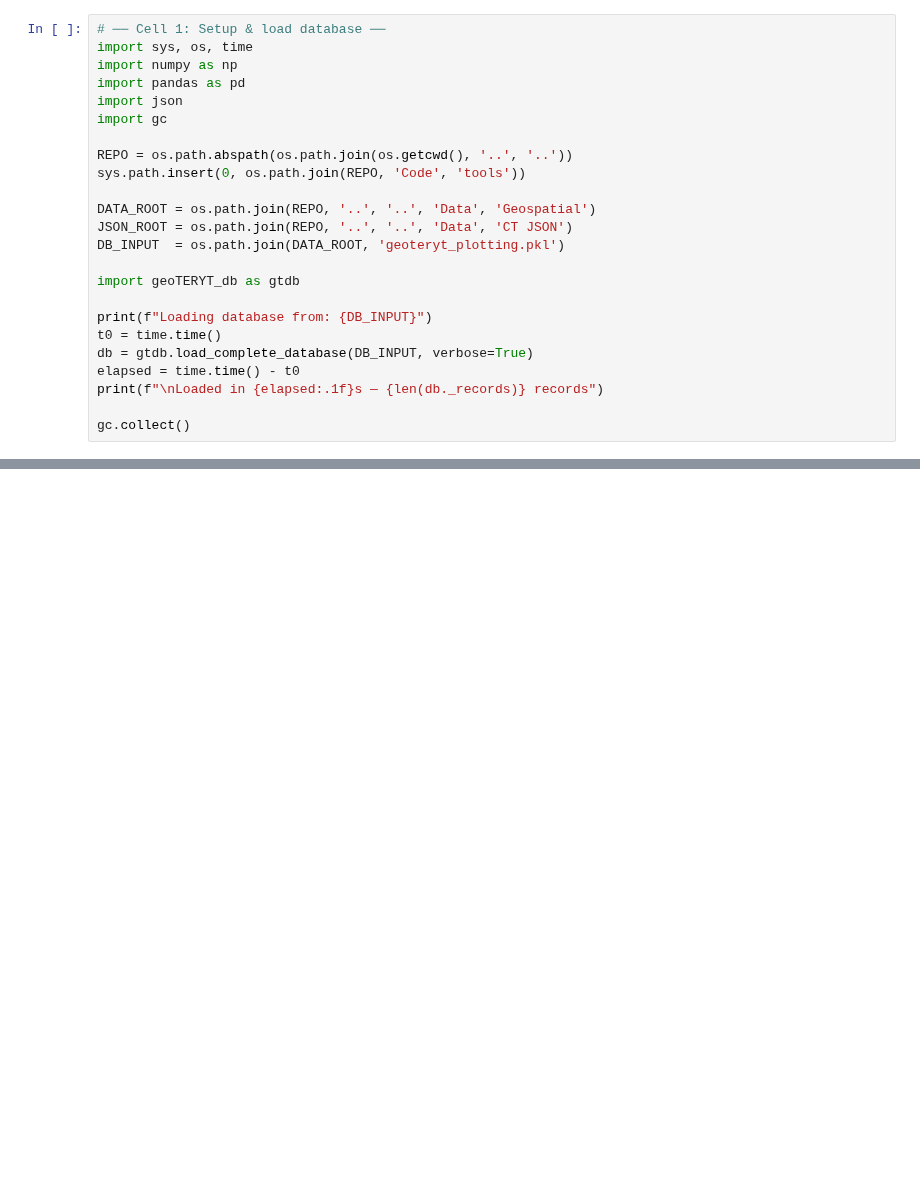
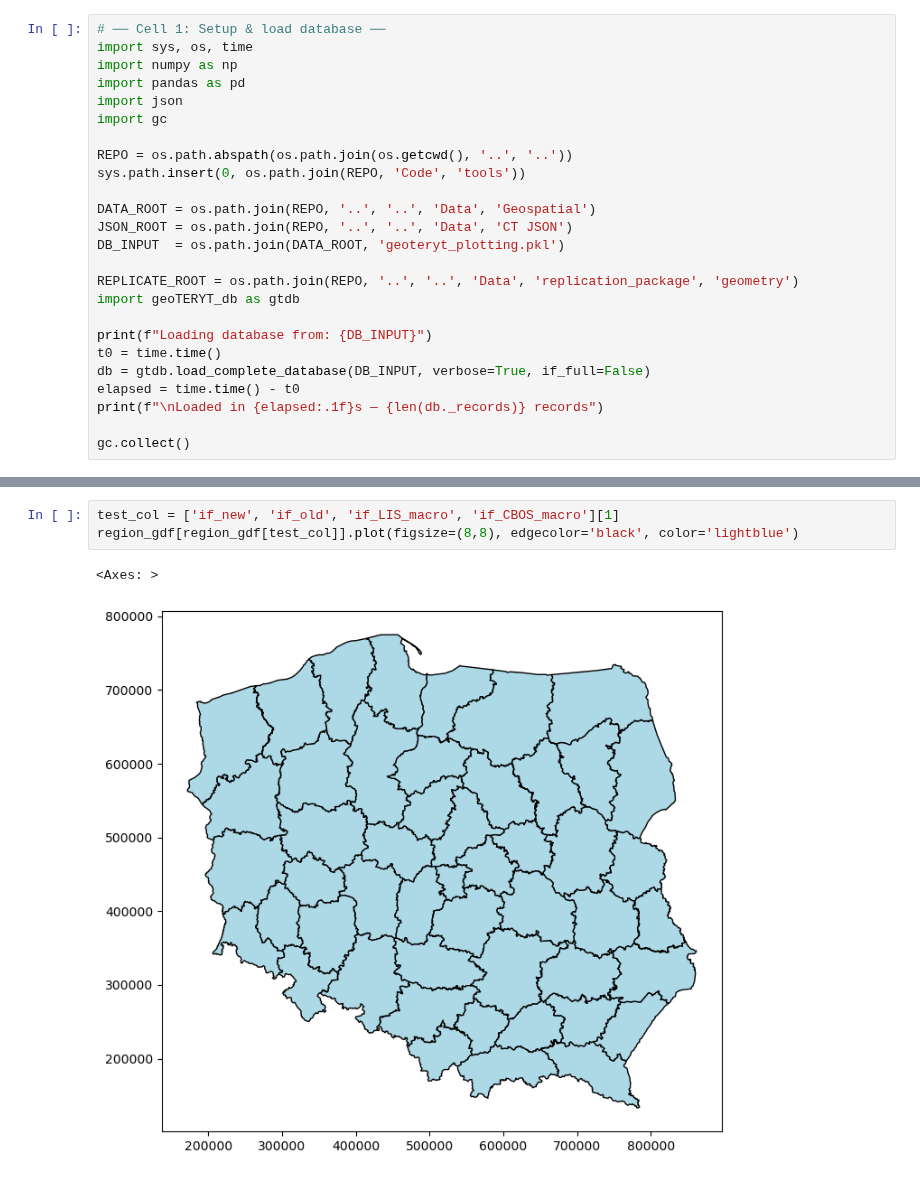
Before and after one commit to jendrkk/LRDWI-Paper, a Jupyter notebook: Code/analysis/GEO01_regions.ipynb, the cells around one changed output, grey strips where cells are left out. Saved outputs shown, nothing was run; the diff lists cells and outputs as text; blank space fills up the shorter version.

```diff
--- a/Code/analysis/GEO01_regions.ipynb
+++ b/Code/analysis/GEO01_regions.ipynb
@@ -13,11 +13,12 @@ DATA_ROOT = os.path.join(REPO, '..', '..', 'Data', 'Geospatial')
 JSON_ROOT = os.path.join(REPO, '..', '..', 'Data', 'CT JSON')
 DB_INPUT  = os.path.join(DATA_ROOT, 'geoteryt_plotting.pkl')
 
+REPLICATE_ROOT = os.path.join(REPO, '..', '..', 'Data', 'replication_package', 'geometry')
 import geoTERYT_db as gtdb
 
 print(f"Loading database from: {DB_INPUT}")
 t0 = time.time()
-db = gtdb.load_complete_database(DB_INPUT, verbose=True)
+db = gtdb.load_complete_database(DB_INPUT, verbose=True, if_full=False)
 elapsed = time.time() - t0
 print(f"\nLoaded in {elapsed:.1f}s — {len(db._records)} records")
 
@@ -43,0 +153,6 @@ db
+# %%
+test_col = ['if_new', 'if_old', 'if_LIS_macro', 'if_CBOS_macro'][1]
+region_gdf[region_gdf[test_col]].plot(figsize=(8,8), edgecolor='black', color='lightblue')
+# %% [output]
+<Axes: >
+[figure, added]
```
Also changed, not shown: parts of 17 cells of this notebook, 2 other files.
